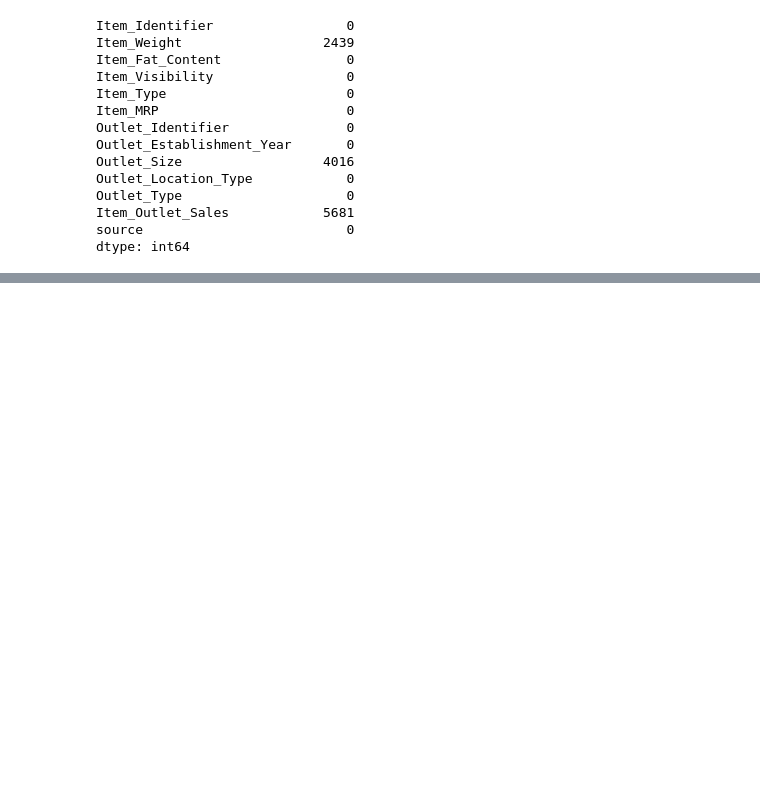
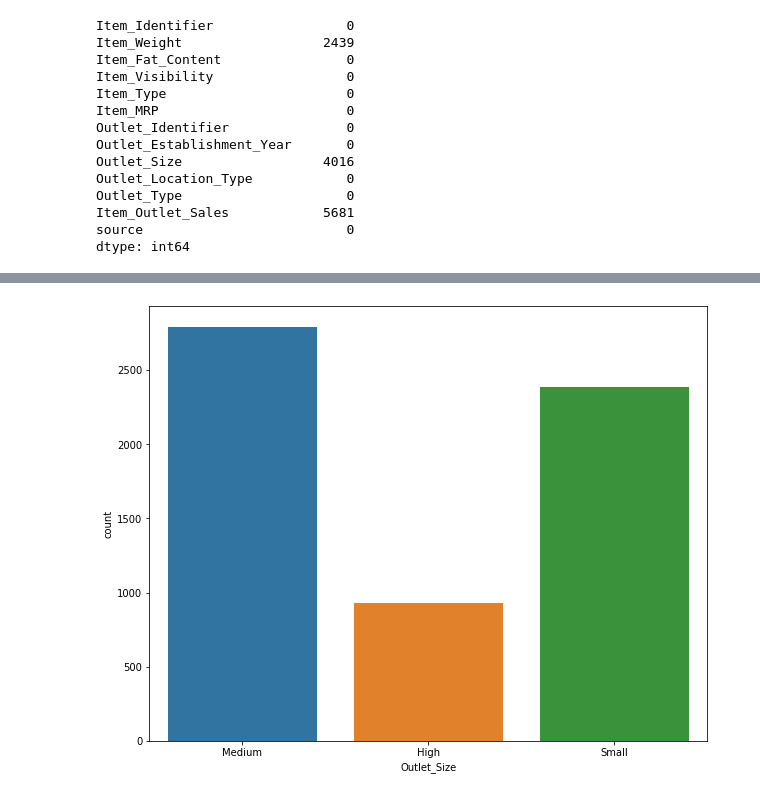
Before and after one commit to Mohamedrizwan-gif/data-science, a Jupyter notebook: ML/Regression/Bigmart Sales.ipynb, the cells around one changed output, grey strips where cells are left out. Cells and saved outputs as stored; diff of their text form; code cells hidden in the pictures; blank space fills up the shorter version.

```diff
--- a/ML/Regression/Bigmart Sales.ipynb
+++ b/ML/Regression/Bigmart Sales.ipynb
@@ -129,3 +179,5 @@ plt.show()
 # %%
+plt.figure(figsize=(10, 8))
 sns.countplot(x=df_train['Outlet_Size'])
 plt.show()
+# %% [output]
@@ -132,2 +187,3 @@ plt.show()
+[figure, added]
 # %%
 df_train['Outlet_Size'].value_counts()
```
Also changed, not shown: parts of 71 cells of this notebook.
